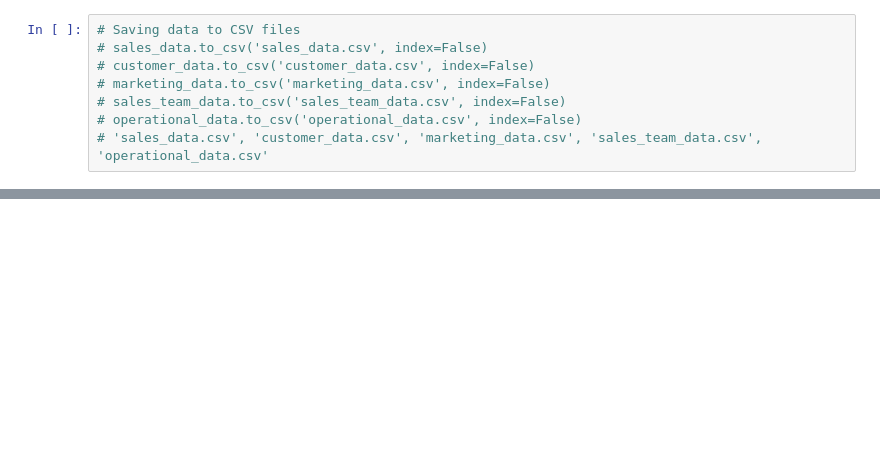
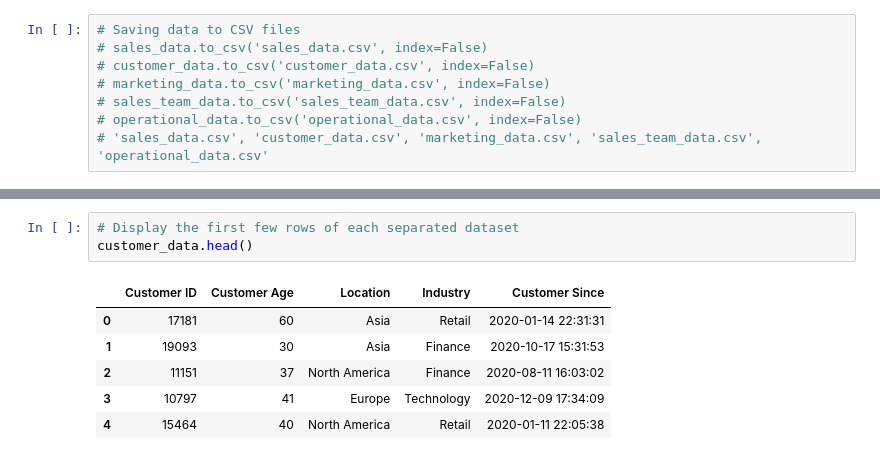
Before and after one commit to ayobame/Porfolio, a Jupyter notebook: Sales Intelligence/Sales Analysis.ipynb, the cells around one changed output, grey strips where cells are left out. Drawn from its saved outputs; the diff is of its cells as text; blank space fills up the shorter version.

```diff
--- a/Sales Intelligence/Sales Analysis.ipynb
+++ b/Sales Intelligence/Sales Analysis.ipynb
@@ -445,0 +329,10 @@ plt.show()
+# %%
+# Display the first few rows of each separated dataset
+customer_data.head()
+# %% [output]
+|  | Customer ID | Customer Age | Location | Industry | Customer Since |
+| 0 | 17181 | 60 | Asia | Retail | 2020-01-14 22:31:31 |
+| 1 | 19093 | 30 | Asia | Finance | 2020-10-17 15:31:53 |
+| 2 | 11151 | 37 | North America | Finance | 2020-08-11 16:03:02 |
+| 3 | 10797 | 41 | Europe | Technology | 2020-12-09 17:34:09 |
+| 4 | 15464 | 40 | North America | Retail | 2020-01-11 22:05:38 |
```
Also changed, not shown: parts of 18 cells of this notebook, 4 other files.
